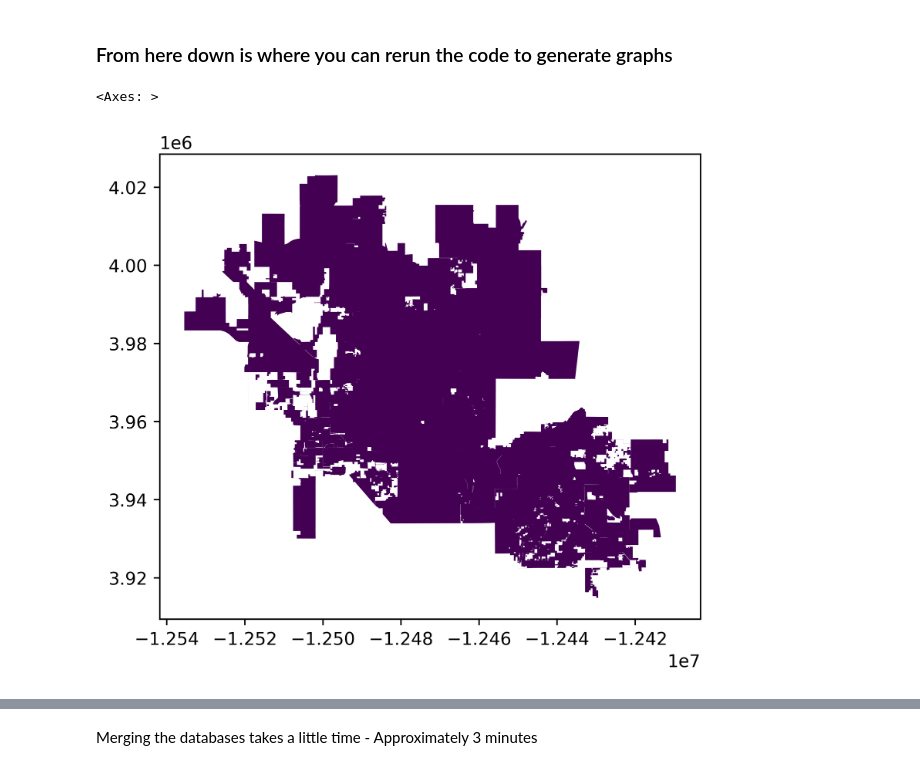
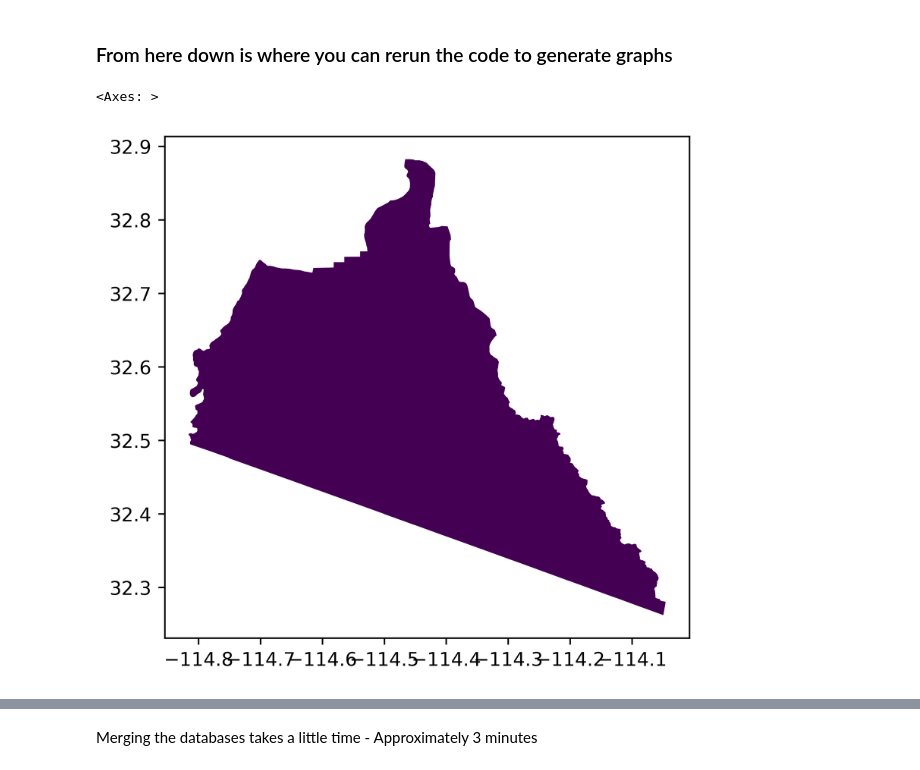
Before and after one commit to dtadych/Az-Spatiotemporal-Drought-Analysis, a Jupyter notebook: AnalysisCodes/Casestudy_Analysis.ipynb, the cells around one changed output, grey strips where cells are left out. Drawn from its saved outputs; the diff is of its cells as text; code cells hidden in the pictures.

```diff
--- a/AnalysisCodes/Casestudy_Analysis.ipynb
+++ b/AnalysisCodes/Casestudy_Analysis.ipynb
@@ -213,14 +213,14 @@ annual_db2.head()
 # %%
 # Read in the shapefile
 
 # filename_shapeile = 'georeg_reproject_fixed.shp'
-filename_shapeile = 'Urban_Phoenix_Merged.shp'
+filename_shapeile = 'Yuma.shp'
 filepath = os.path.join(shapepath_local, filename_shapeile)
 shapefile = gp.read_file(filepath)
 shapefile.plot(cmap='viridis')
 # %% [output]
 <Axes: >
-[figure, old version]
+[figure, new version]
 # %%
 shapefile
 # %% [output]
```
Also changed, not shown: parts of 21 cells of this notebook.
